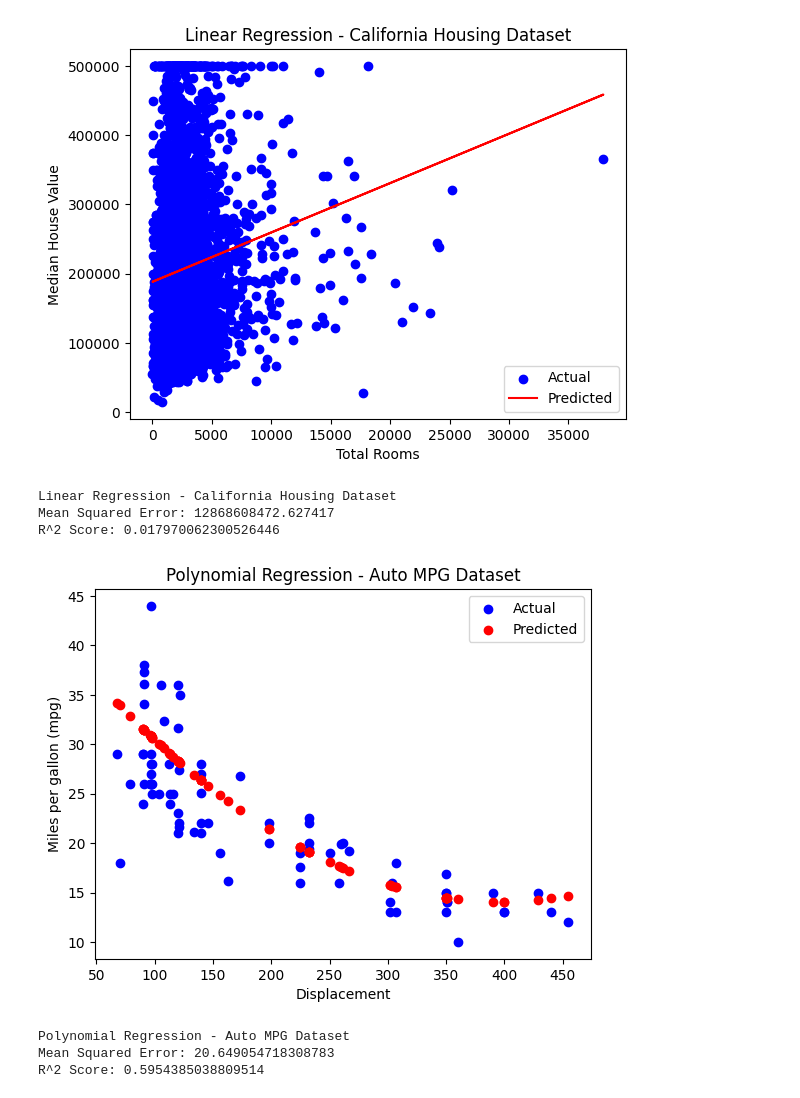
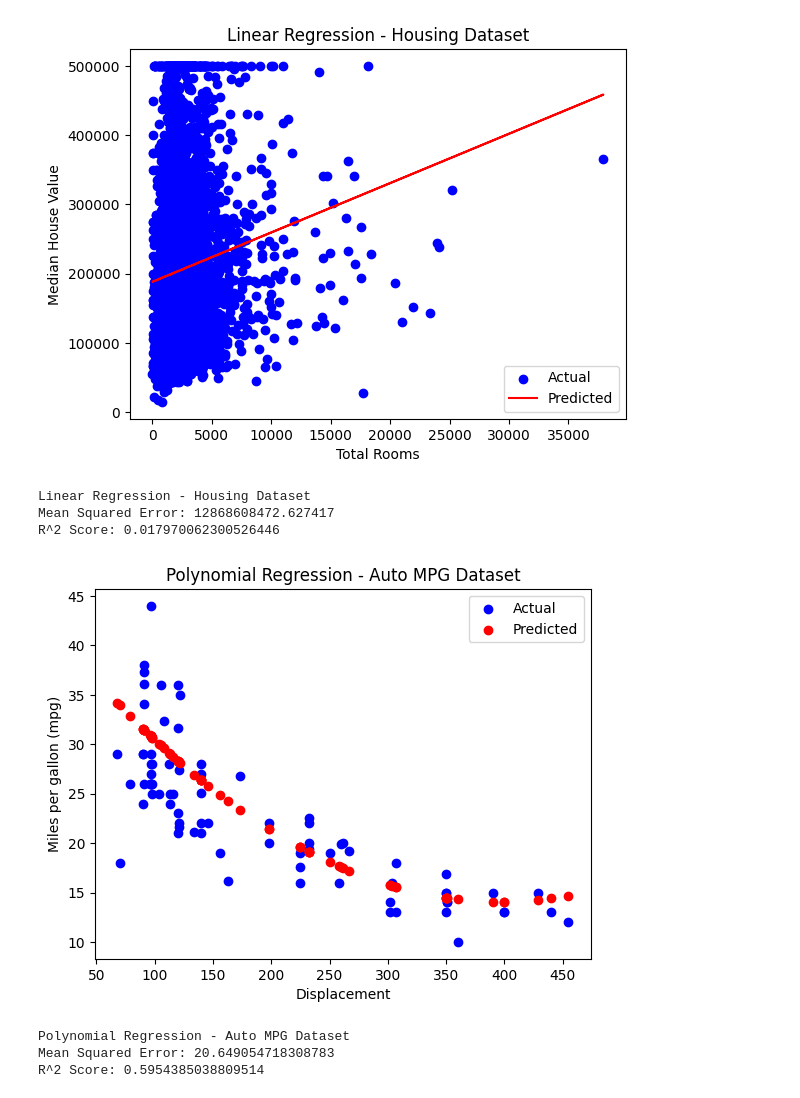
Before and after one commit to The-Shinshi/ML_Updated, a Jupyter notebook: Program_7.ipynb, the cells around one changed output. Saved outputs shown, nothing was run; the diff lists cells and outputs as text; code cells hidden in the pictures.

```diff
--- a/Program_7.ipynb
+++ b/Program_7.ipynb
@@ -1,8 +1,6 @@
 # %%
 import pandas as pd
-import numpy as np
 import matplotlib.pyplot as plt
-import seaborn as sns
 from sklearn.model_selection import train_test_split
 from sklearn.linear_model import LinearRegression
 from sklearn.preprocessing import PolynomialFeatures, StandardScaler
@@ -10,7 +8,7 @@ from sklearn.metrics import mean_squared_error, r2_score
 from sklearn.pipeline import make_pipeline
 
 def linear_regression_boston_housing():
-    housing = pd.read_csv('Datasets/housing.csv')
+    housing = pd.read_csv('housing.csv')
     X = housing["total_rooms"].values.reshape(-1, 1)
     y = housing["median_house_value"].values
     X_train, X_test, y_train, y_test = train_test_split(X, y, test_size=0.2, random_state=42)
@@ -21,39 +19,39 @@ def linear_regression_boston_housing():
     plt.plot(X_test, y_pred, color="red", label="Predicted")
     plt.xlabel("Total Rooms")
     plt.ylabel("Median House Value")
-    plt.title("Linear Regression - California Housing Dataset")
+    plt.title("Linear Regression - Housing Dataset")
     plt.legend()
     plt.show()
-    print("Linear Regression - California Housing Dataset")
+    print("Linear Regression - Housing Dataset")
     print("Mean Squared Error:", mean_squared_error(y_test, y_pred))
     print("R^2 Score:", r2_score(y_test, y_pred))
 
 def polynomial_regression_auto_mpg():
-    data = sns.load_dataset('mpg')
+    data = pd.read_csv('auto-mpg.csv')
     data = data.dropna()
     X = data["displacement"].values.reshape(-1, 1)
     y = data["mpg"].values
     X_train, X_test, y_train, y_test = train_test_split(X, y, test_size=0.2, random_state=42)
     poly_model = make_pipeline(PolynomialFeatures(degree=2), StandardScaler(), LinearRegression())
     poly_model.fit(X_train, y_train)
     y_pred = poly_model.predict(X_test)
     plt.scatter(X_test, y_test, color="blue", label="Actual")
     plt.scatter(X_test, y_pred, color="red", label="Predicted")
     plt.xlabel("Displacement")
     plt.ylabel("Miles per gallon (mpg)")
     plt.title("Polynomial Regression - Auto MPG Dataset")
     plt.legend()
     plt.show()
     print("Polynomial Regression - Auto MPG Dataset")
     print("Mean Squared Error:", mean_squared_error(y_test, y_pred))
     print("R^2 Score:", r2_score(y_test, y_pred))
 
 if __name__ == "__main__":
     linear_regression_boston_housing()
     polynomial_regression_auto_mpg()
 # %% [output]
-[figure, old version]
+[figure, new version]
-Linear Regression - California Housing Dataset
+Linear Regression - Housing Dataset
 Mean Squared Error: 12868608472.627417
 R^2 Score: 0.017970062300526446
 [figure]
```
Also changed, not shown: 6 other files.
